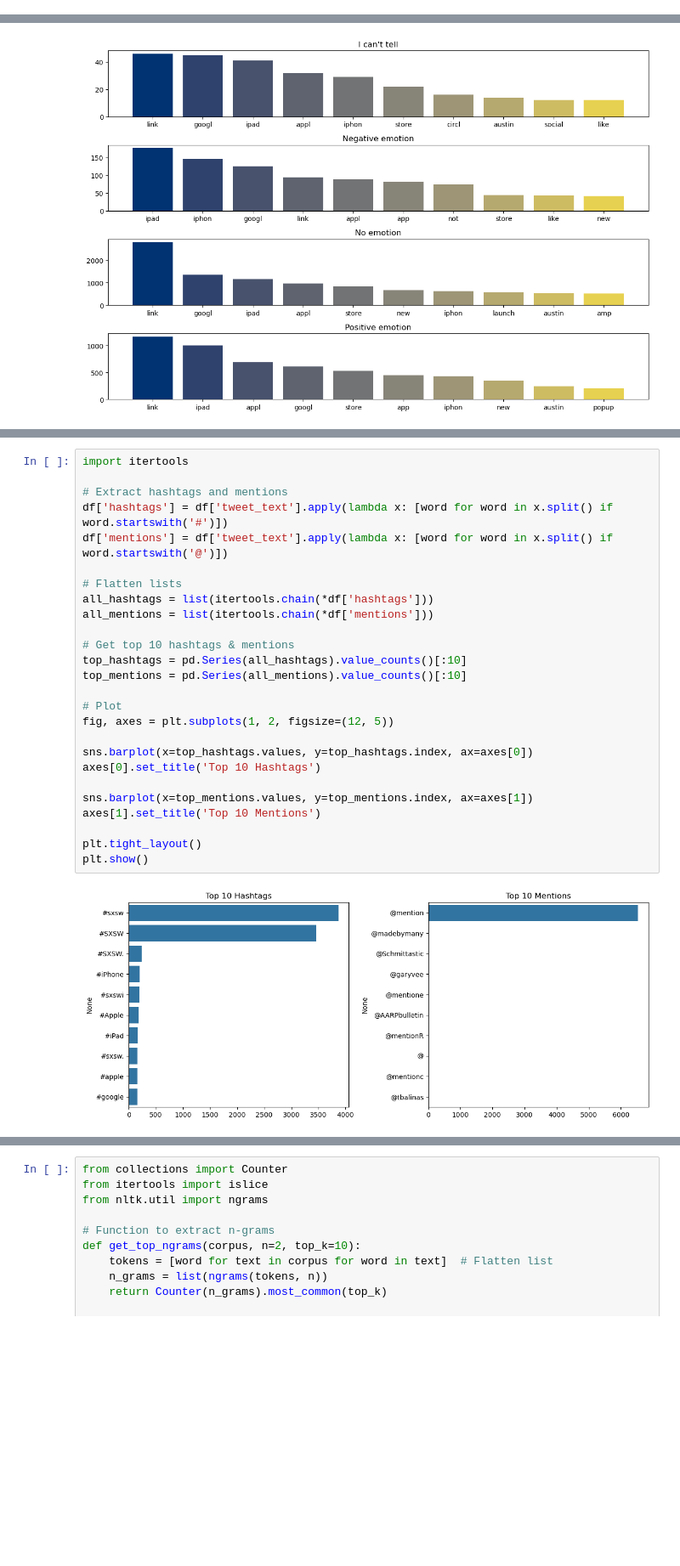
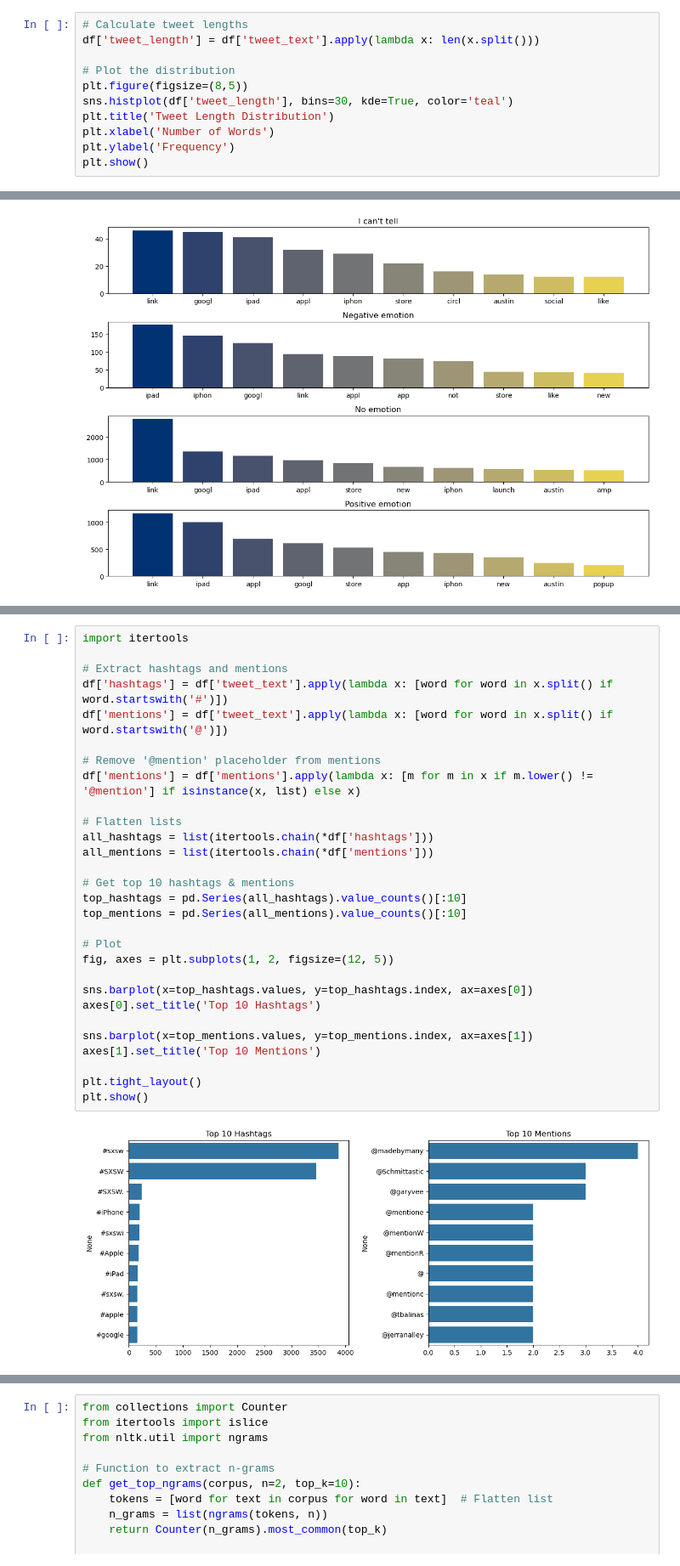
Before and after one commit to FildaKim/Twitter-Sentiment-Analysis-Apple-vs.-Google, a Jupyter notebook: index.ipynb, the cells around one changed output, grey strips where cells are left out. Shown: that part at 85% size. Saved outputs shown, nothing was run; the diff lists cells and outputs as text; blank space fills up the shorter version.

```diff
--- a/index.ipynb
+++ b/index.ipynb
@@ -167,0 +218,11 @@ This distribution suggests that while many tweets do not explicitly express sent
+# %%
+# Calculate tweet lengths
+df['tweet_length'] = df['tweet_text'].apply(lambda x: len(x.split()))
+
+# Plot the distribution
+plt.figure(figsize=(8,5))
+sns.histplot(df['tweet_length'], bins=30, kde=True, color='teal')
+plt.title('Tweet Length Distribution')
+plt.xlabel('Number of Words')
+plt.ylabel('Frequency')
+plt.show()
@@ -221,28 +300,31 @@ In this section, we will find the most used hashtags and mentions
 # %%
 import itertools
 
 # Extract hashtags and mentions
 df['hashtags'] = df['tweet_text'].apply(lambda x: [word for word in x.split() if word.startswith('#')])
 df['mentions'] = df['tweet_text'].apply(lambda x: [word for word in x.split() if word.startswith('@')])
+
+# Remove '@mention' placeholder from mentions
+df['mentions'] = df['mentions'].apply(lambda x: [m for m in x if m.lower() != '@mention'] if isinstance(x, list) else x)
 
 # Flatten lists
 all_hashtags = list(itertools.chain(*df['hashtags']))
 all_mentions = list(itertools.chain(*df['mentions']))
 
 # Get top 10 hashtags & mentions
 top_hashtags = pd.Series(all_hashtags).value_counts()[:10]
 top_mentions = pd.Series(all_mentions).value_counts()[:10]
 
 # Plot
 fig, axes = plt.subplots(1, 2, figsize=(12, 5))
 
 sns.barplot(x=top_hashtags.values, y=top_hashtags.index, ax=axes[0])
 axes[0].set_title('Top 10 Hashtags')
 
 sns.barplot(x=top_mentions.values, y=top_mentions.index, ax=axes[1])
 axes[1].set_title('Top 10 Mentions')
 
 plt.tight_layout()
 plt.show()
 # %% [output]
-[figure, old version]
+[figure, new version]
```
Also changed, not shown: parts of 30 cells of this notebook.
